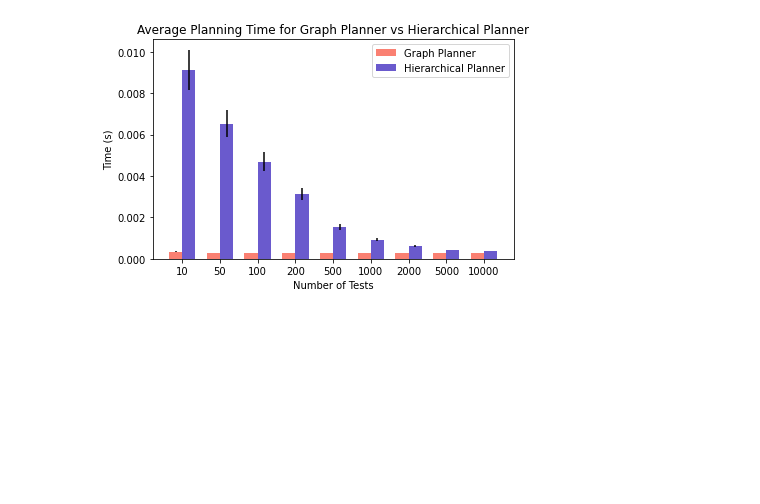
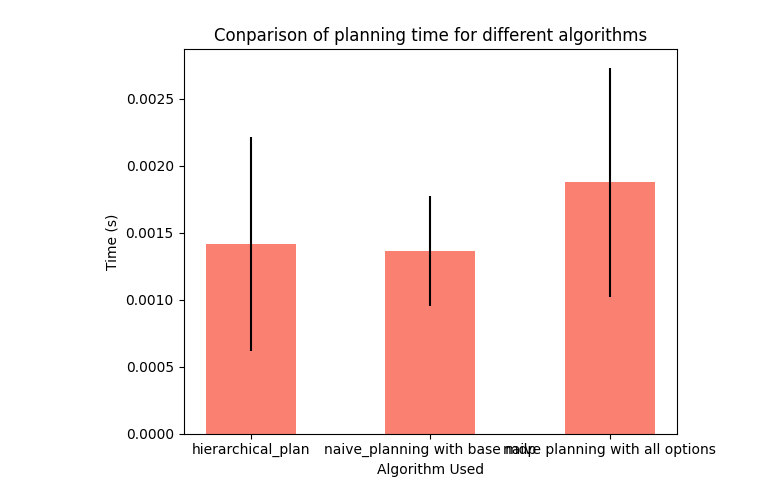
Before and after one commit to SergioMOrozco/multi_level_planning, a Jupyter notebook: generate_plots.ipynb, the cells around one changed output. Cells and saved outputs as stored; diff of their text form; code cells hidden in the pictures; blank space fills up the shorter version.

```diff
--- a/generate_plots.ipynb
+++ b/generate_plots.ipynb
@@ -5,4 +8,12 @@ import matplotlib.pyplot as plt
 # %%
+mdp_0_placeholder = []
+
+directions = ["left","right","up","down"]
+for i in range(8):
+    for j in range (8):
+        for direction in directions:
+            mdp_0_placeholder.append(Action((i,j),direction))
+
 mdp_0 = mdp_0_placeholder
 
 mdp_1 = [
@@ -105,23 +137,22 @@ num_test = 10000
 # %%
-x = np.arange(len(num_test_list))
-width = 0.35
-
+x_labels = ["hierarchical_plan", "naive_planning with base mdp", "naive planning with all options"]
+x = np.arange(len(x_labels))
+width = 0.5
 fig, ax = plt.subplots()
-rects1 = ax.bar(x - width/2, gp_mean_list, width, color='salmon', label='Graph Planner', yerr=gp_sem_list)
-rects2 = ax.bar(x + width/2, hp_mean_list, width, color='slateblue', label='Hierarchical Planner', yerr=hp_sem_list)
+rects1 = ax.bar(x , mean_list, width, color='salmon',  yerr=sem_list)
+#rects2 = ax.bar(x + width/2, hp_mean_list, width, color='slateblue', label='Hierarchical Planner', yerr=hp_sem_list)
 
 
 ax.set_ylabel('Time (s)')
-ax.set_xlabel('Number of Tests')
-ax.set_title('Average Planning Time for Graph Planner vs Hierarchical Planner')
+ax.set_xlabel('Algorithm Used')
+ax.set_title('Conparison of planning time for different algorithms')
 ax.set_xticks(x)
-ax.set_xticklabels(num_test_list)
-ax.legend()
+ax.set_xticklabels(x_labels)
 
 fig.tight_layout()
 plt.show()
 
 # save figure
 #fig.savefig('./plots/planning_time.png', dpi=400)
 # %% [output]
-[figure, old version]
+[figure, new version]
```
Also changed, not shown: parts of 2 cells of this notebook, 14 other files.
